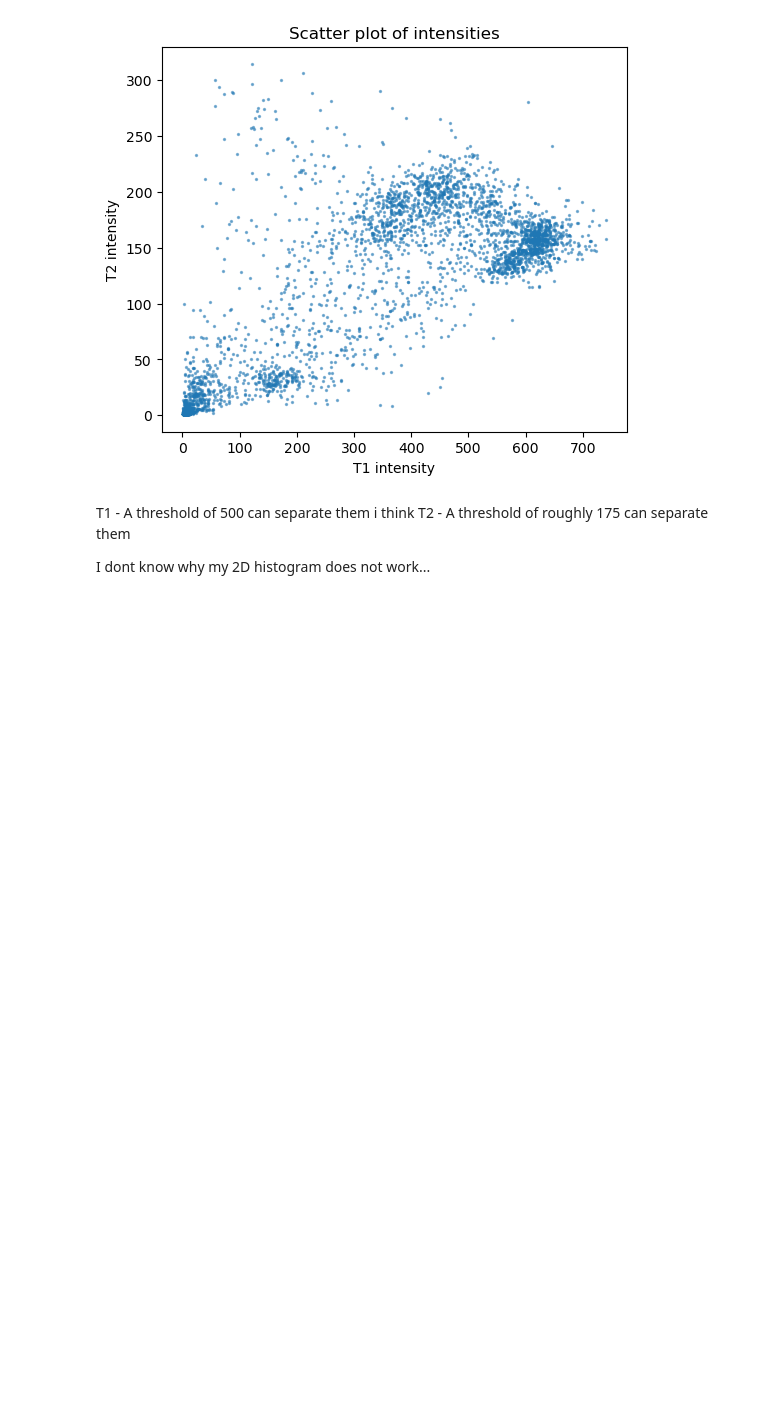
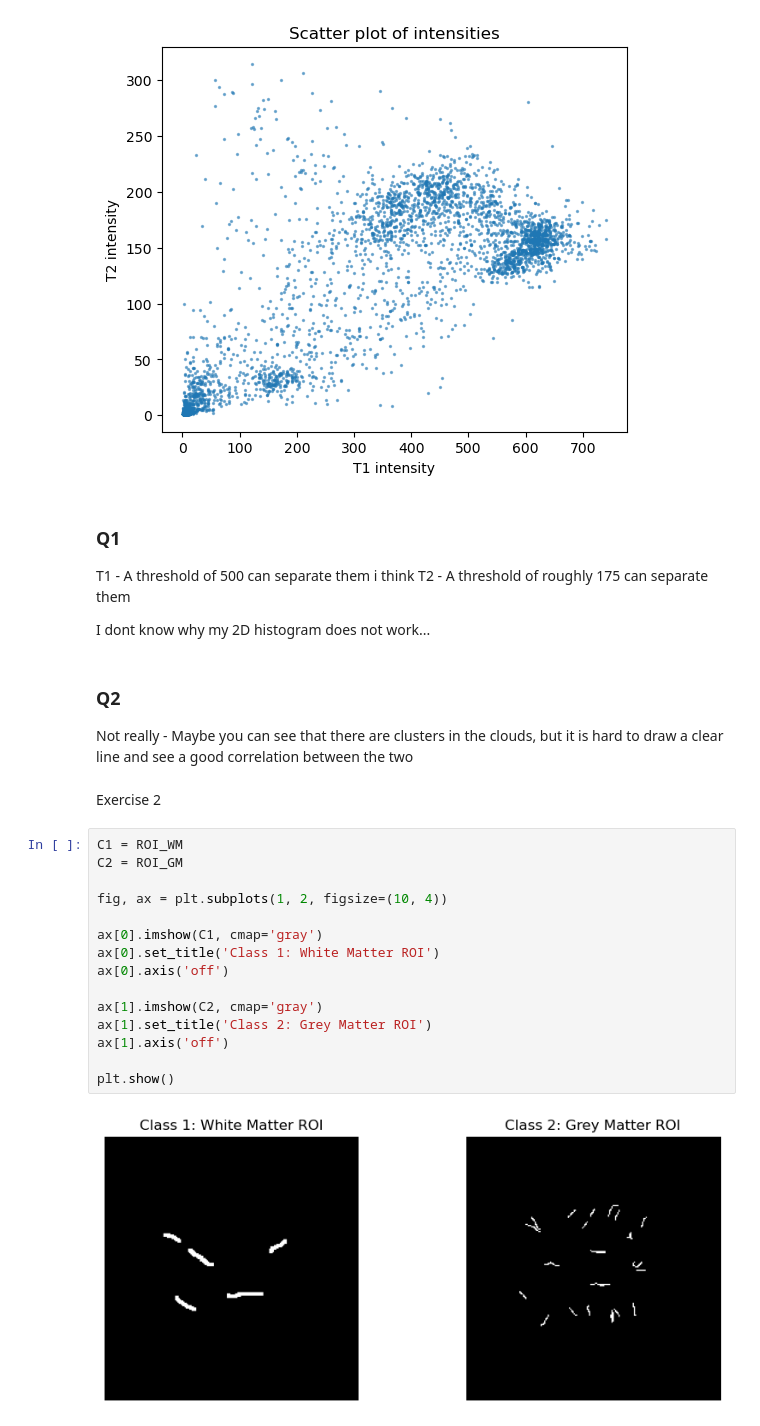
Before and after one commit to FredBas/imageAnalysis-exercises, a Jupyter notebook: modul9/ex6b-AdvancedPixelClassification/myExerciseSolutions.ipynb, the cells around one changed output. Cells and saved outputs as stored; diff of their text form; blank space fills up the shorter version.

```diff
--- a/modul9/ex6b-AdvancedPixelClassification/myExerciseSolutions.ipynb
+++ b/modul9/ex6b-AdvancedPixelClassification/myExerciseSolutions.ipynb
@@ -68,7 +68,30 @@ plt.show()
 [figure]
 [figure]
 # %% [markdown]
+### Q1
 T1 - A threshold of 500 can separate them i think
 T2 - A threshold of roughly 175 can separate them
 
 I dont know why my 2D histogram does not work...
+# %% [markdown]
+### Q2
+Not really - Maybe you can see that there are clusters in the clouds, but it is hard to draw a clear line and see a good correlation between the two
+# %% [markdown]
+Exercise 2
+# %%
+C1 = ROI_WM
+C2 = ROI_GM
+
+fig, ax = plt.subplots(1, 2, figsize=(10, 4))
+
+ax[0].imshow(C1, cmap='gray')
+ax[0].set_title('Class 1: White Matter ROI')
+ax[0].axis('off')
+
+ax[1].imshow(C2, cmap='gray')
+ax[1].set_title('Class 2: Grey Matter ROI')
+ax[1].axis('off')
+
+plt.show()
+# %% [output]
+[figure, added]
```
Also changed, not shown: parts of 4 cells of this notebook.
